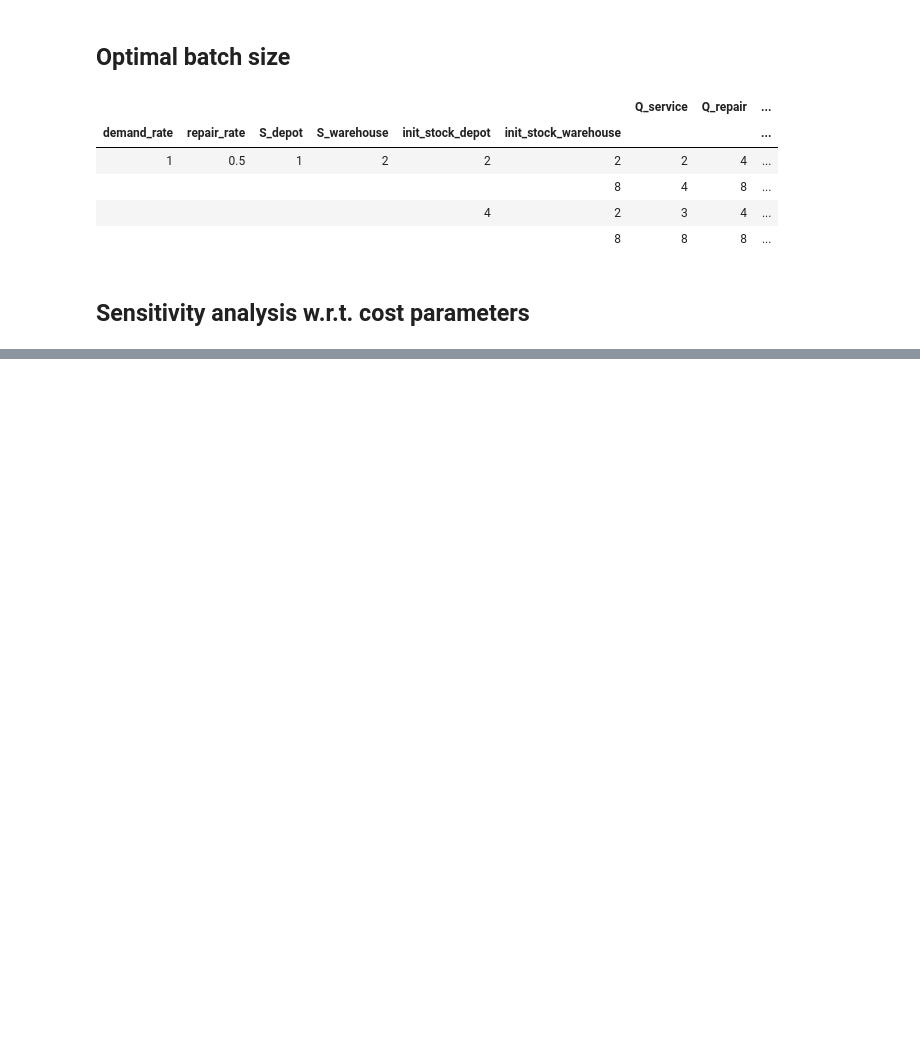
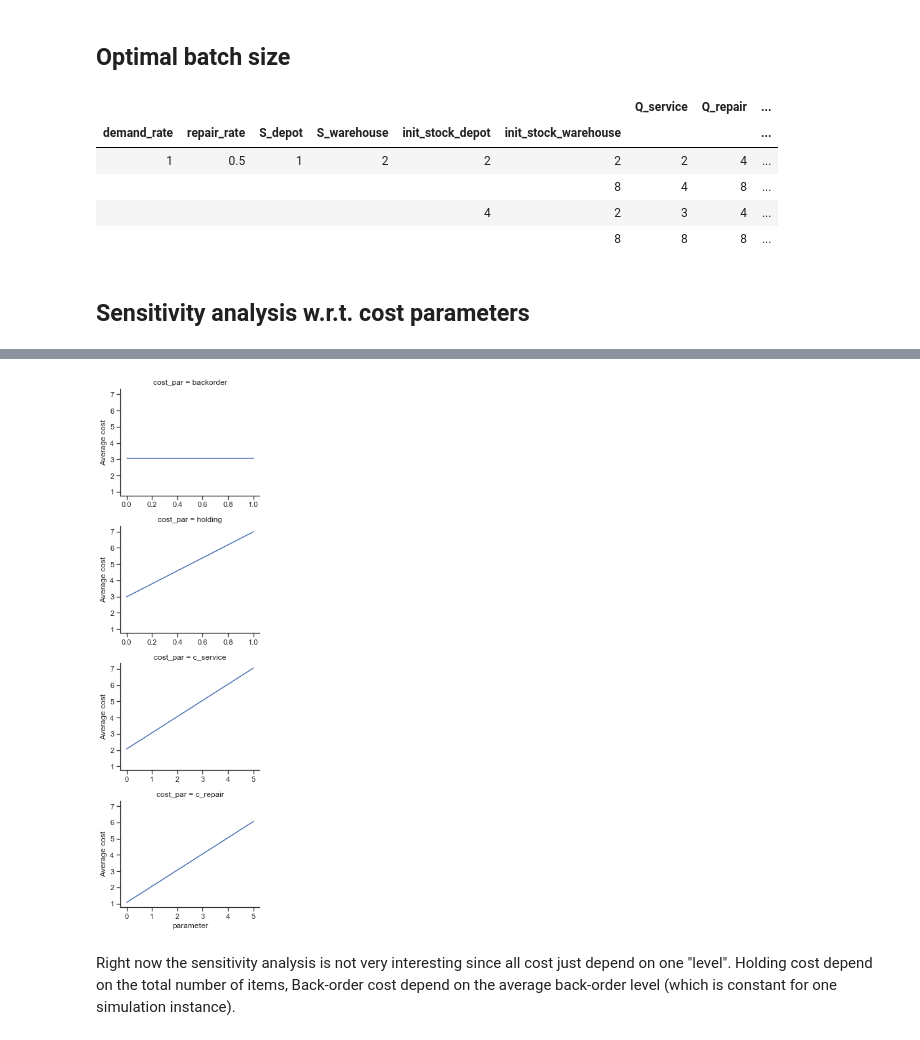
Before and after one commit to markkvdb/Simple-RL-Simulation, a Jupyter notebook: notebooks/Analyse-Simulation-Data.ipynb, the cells around one changed output, grey strips where cells are left out. Drawn from its saved outputs; the diff is of its cells as text; code cells hidden in the pictures; blank space fills up the shorter version.

Commit message:
Added sensitivity plots

```diff
--- a/notebooks/Analyse-Simulation-Data.ipynb
+++ b/notebooks/Analyse-Simulation-Data.ipynb
@@ -126,3 +133,11 @@ df_sensitivity.head()
 |  |  |  |  |  |  |  |  | ... |
 |  |  |  |  |  |  |  |  | ... |
 |  |  |  |  |  |  |  |  | ... |
+# %%
+for cols, df in df_sensitivity.groupby(list(settings.keys())):
+    sensitivity_plot(df)
+    break # Otherwise we have to many plots
+# %% [output]
+[figure, added]
+# %% [markdown]
+Right now the sensitivity analysis is not very interesting since all cost just depend on one "level". Holding cost depend on the total number of items, Back-order cost depend on the average back-order level (which is constant for one simulation instance).
```
Also changed, not shown: parts of 2 cells of this notebook, 1 other file.
